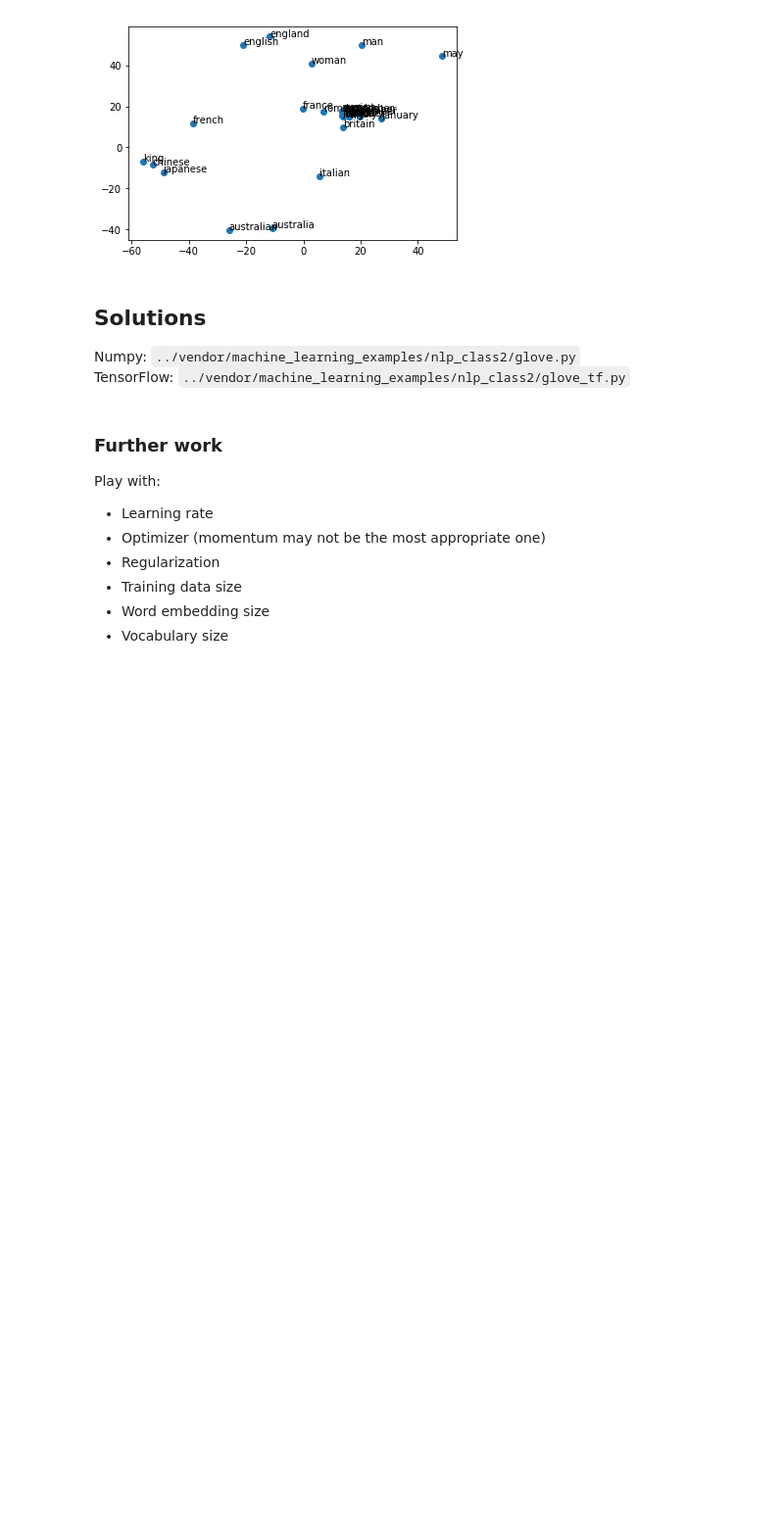
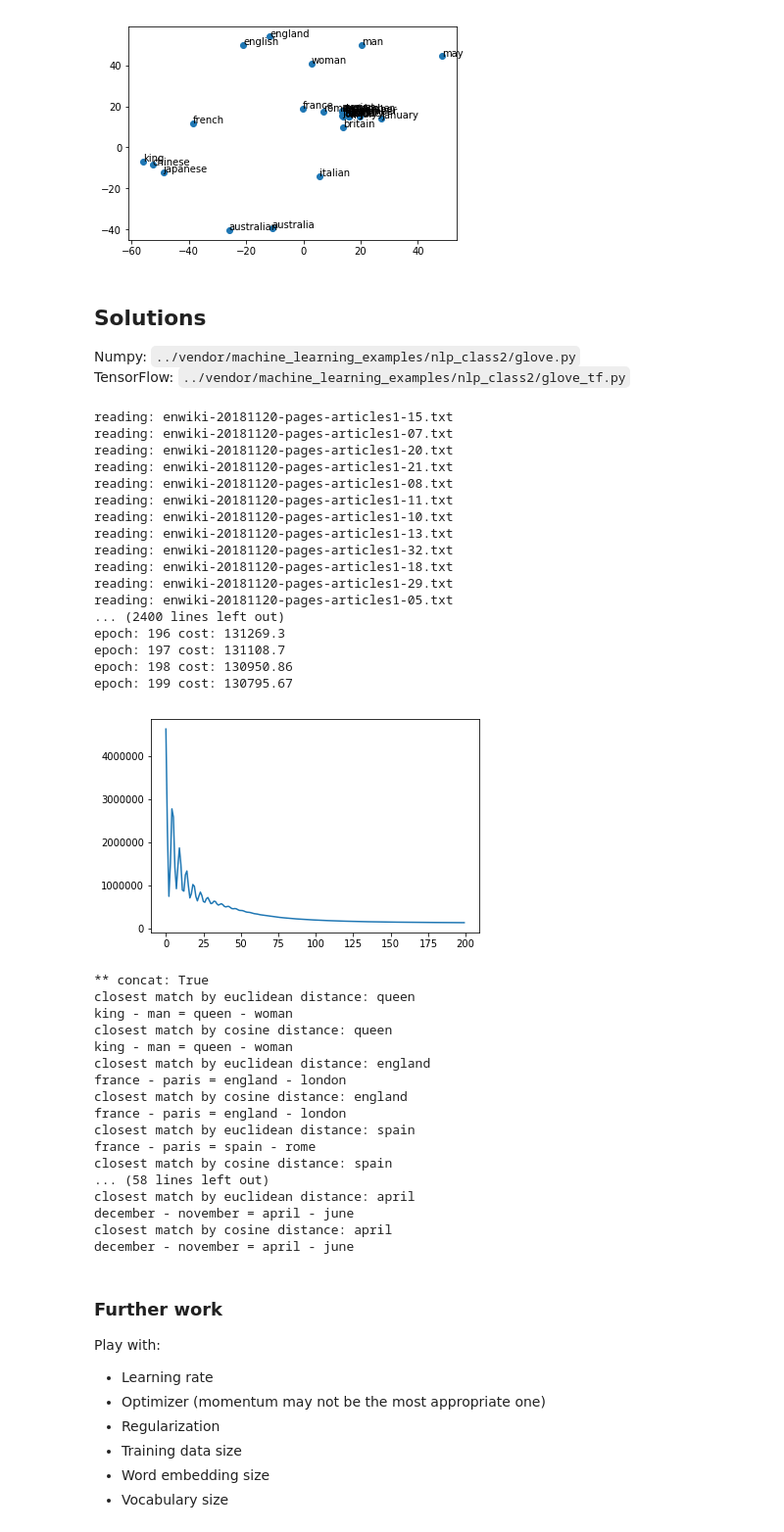
Before and after one commit to davizuku/nlp-python-udemy, a Jupyter notebook: src/section5.ipynb, the cells around one changed output. Shown at 98% size. Cells and saved outputs as stored; diff of their text form; code cells hidden in the pictures; blank space fills up the shorter version.

```diff
--- a/src/section5.ipynb
+++ b/src/section5.ipynb
@@ -487,6 +487,47 @@ for i in range(len(words)):
 
 Numpy: `../vendor/machine_learning_examples/nlp_class2/glove.py`
 TensorFlow: `../vendor/machine_learning_examples/nlp_class2/glove_tf.py`
+# %%
+import sys
+import os
+sys.path.append(os.path.abspath('../vendor/machine_learning_examples/'))
+%run -i '../vendor/machine_learning_examples/nlp_class2/glove_tf.py'
+# %% [output]
+reading: enwiki-20181120-pages-articles1-15.txt
+reading: enwiki-20181120-pages-articles1-07.txt
+reading: enwiki-20181120-pages-articles1-20.txt
+reading: enwiki-20181120-pages-articles1-21.txt
+reading: enwiki-20181120-pages-articles1-08.txt
+reading: enwiki-20181120-pages-articles1-11.txt
+reading: enwiki-20181120-pages-articles1-10.txt
+reading: enwiki-20181120-pages-articles1-13.txt
+reading: enwiki-20181120-pages-articles1-32.txt
+reading: enwiki-20181120-pages-articles1-18.txt
+reading: enwiki-20181120-pages-articles1-29.txt
+reading: enwiki-20181120-pages-articles1-05.txt
+... (2400 lines left out)
+epoch: 196 cost: 131269.3
+epoch: 197 cost: 131108.7
+epoch: 198 cost: 130950.86
+epoch: 199 cost: 130795.67
+[figure, added]
+** concat: True
+closest match by euclidean distance: queen
+king - man = queen - woman
+closest match by cosine distance: queen
+king - man = queen - woman
+closest match by euclidean distance: england
+france - paris = england - london
+closest match by cosine distance: england
+france - paris = england - london
+closest match by euclidean distance: spain
+france - paris = spain - rome
+closest match by cosine distance: spain
+... (58 lines left out)
+closest match by euclidean distance: april
+december - november = april - june
+closest match by cosine distance: april
+december - november = april - june
 # %% [markdown]
 ### Further work
 
```
Also changed, not shown: 2 other files.
